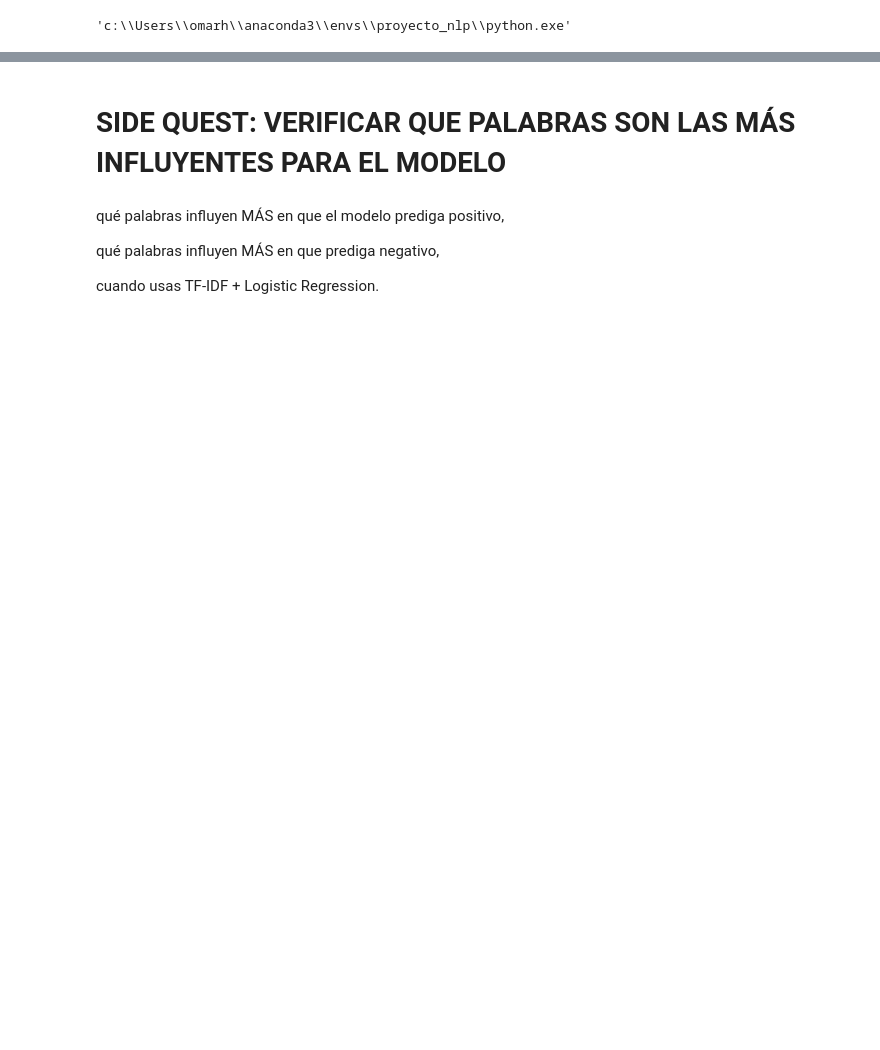
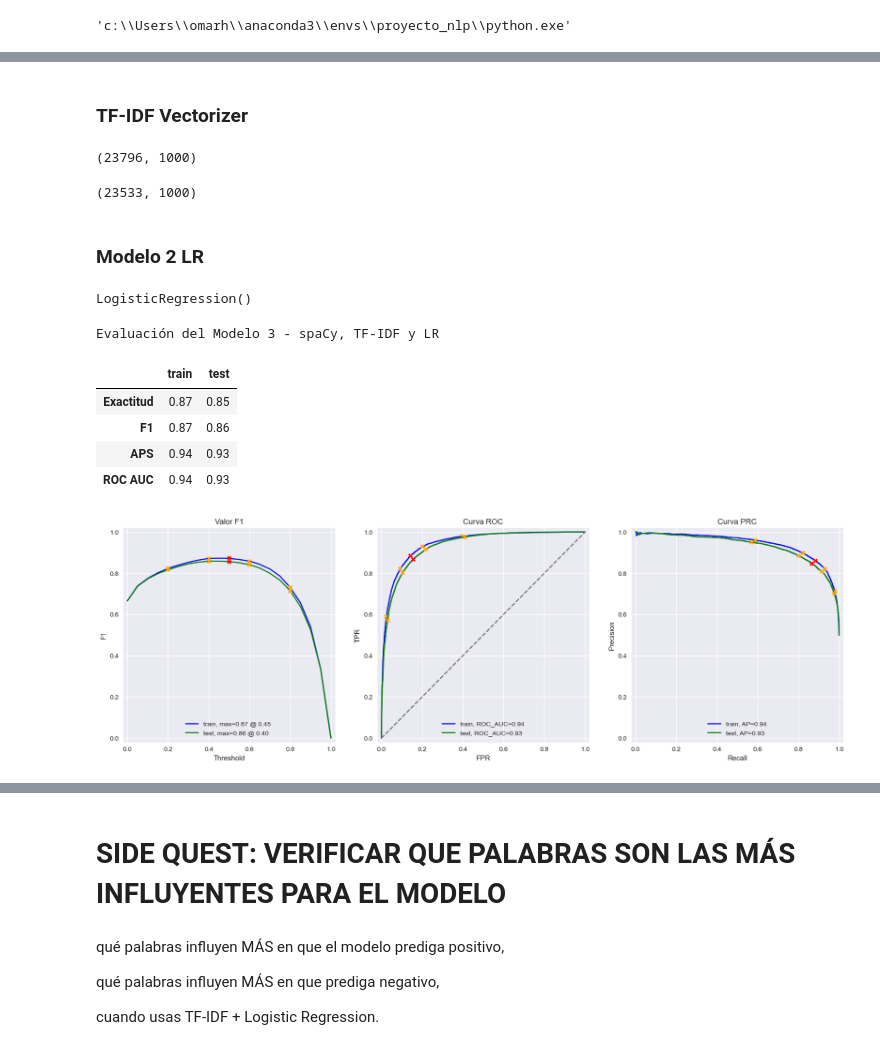
Before and after one commit to OmiHdz/SP_14_2, a Jupyter notebook: P_14_2.ipynb, the cells around one changed output, grey strips where cells are left out. Drawn from its saved outputs; the diff is of its cells as text; code cells hidden in the pictures; blank space fills up the shorter version.

```diff
--- a/P_14_2.ipynb
+++ b/P_14_2.ipynb
@@ -694,6 +696,11 @@ nlp = spacy.load('en_core_web_sm', disable=['parser','ner'])
 def text_preprocessing_3(text):
     #Creando documento
     doc = nlp(text.lower())
-    #Creando lemmas
-    lemmas = [token.lemma_ for token in doc if not token.is_stop]
-    ' '.join(lemmas)
+    #Creando lemmas y quitando stop_words
+    tokens = [token.lemma_ for token in doc if not token.is_stop]
+
+    return ' '.join(tokens)
+# %%
+#Procesando (lematizando) con Spacy
+df_reviews_train['review_spacy'] = df_reviews_train['review'].progress_apply(text_preprocessing_3)
+df_reviews_test['review_spacy'] = df_reviews_test['review'].progress_apply(text_preprocessing_3)
@@ -699,0 +713,30 @@ def text_preprocessing_3(text):
+# %% [markdown]
+### TF-IDF Vectorizer
+# %%
+train_features_tf_idf_spacy = tfidf_vectorizer.fit_transform(df_reviews_train['review_spacy'])
+test_features_tf_idf_spacy  = tfidf_vectorizer.transform(df_reviews_test['review_spacy'])
+
+display(train_features_tf_idf_spacy.shape)
+display(test_features_tf_idf_spacy.shape)
+# %% [output]
+(23796, 1000)
+(23533, 1000)
+# %% [markdown]
+### Modelo 2 LR
+# %%
+model_2 = LogisticRegression()
+model_2.fit(train_features_tf_idf_spacy, train_target)
+# %% [output]
+LogisticRegression()
+# %%
+# Evaluar el Modelo 3 - spaCy, TF-IDF y LR
+print('Evaluación del Modelo 3 - spaCy, TF-IDF y LR')
+evaluate_model(model_2,  train_features_tf_idf_spacy, train_target, test_features_tf_idf_spacy, test_target)
+# %% [output]
+Evaluación del Modelo 3 - spaCy, TF-IDF y LR
+|  | train | test |
+| Exactitud | 0.87 | 0.85 |
+| F1 | 0.87 | 0.86 |
+| APS | 0.94 | 0.93 |
+| ROC AUC | 0.94 | 0.93 |
+[figure, added]
```
Also changed, not shown: parts of 18 cells of this notebook.
